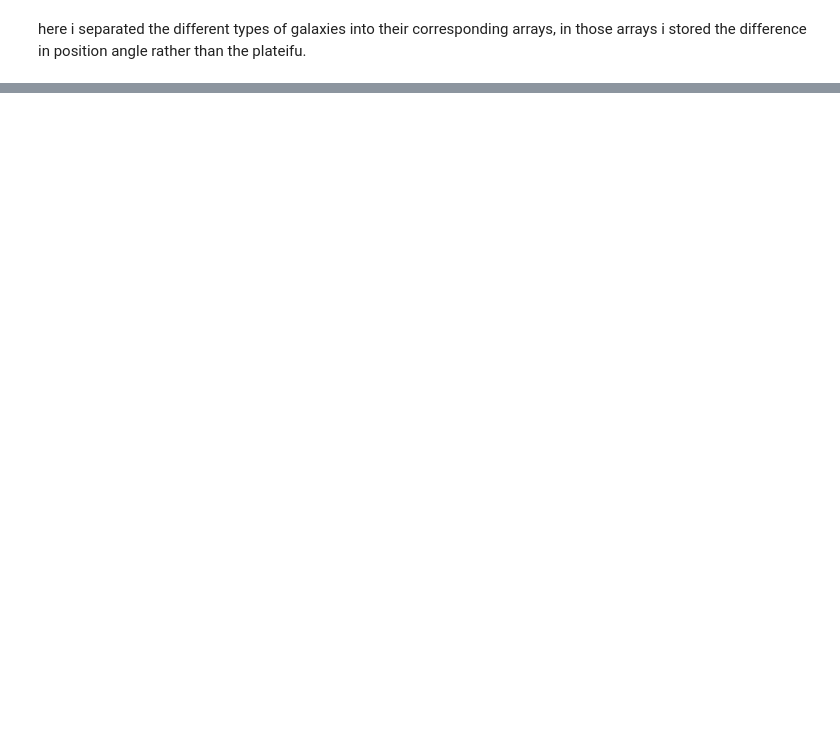
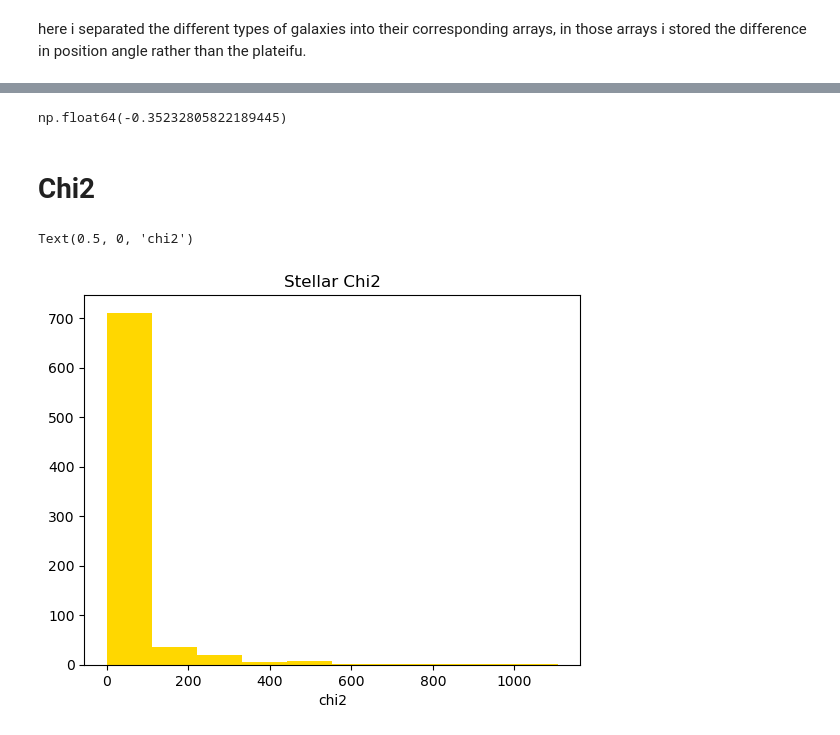
Before and after one commit to DESI-UR/MaNGA-VelMap, a Jupyter notebook: Notebooks/environment_class.ipynb, the cells around one changed output, grey strips where cells are left out. Drawn from its saved outputs; the diff is of its cells as text; code cells hidden in the pictures; blank space fills up the shorter version.

```diff
--- a/Notebooks/environment_class.ipynb
+++ b/Notebooks/environment_class.ipynb
@@ -214,0 +211,34 @@ Text(0, 0.5, 'N2Ha')
+# %%
+np.min(BPT_data_x)
+# %% [output]
+np.float64(-0.35232805822189445)
+# %% [markdown]
+# Chi2
+# %%
+chi2_s_list = []
+chi2_h_list = []
+chi2_s_listc = []
+chi2_h_listc = []
+stellar_sysvel = []
+halpha_sysvel = []
+for plateifu in data_set:
+    index = drpall_dict[plateifu]
+    chi2_s = drpall['stellar_chi_nu'][index]
+    chi2_h = drpall['chi_nu'][index]
+    sys_vel_s = drpall['stellar_sys_vel'][index]
+    sys_vel = drpall['sys_vel'][index]
+
+    if chi2_s == -999 or chi2_h == -999 or sys_vel == -999:
+        continue
+    else:
+        chi2_s_list.append(chi2_s)
+        chi2_h_list.append(chi2_h)
+        stellar_sysvel.append(sys_vel_s)
+        halpha_sysvel.append(sys_vel)
+# %%
+plt.hist(chi2_s_list, bins = 10, color = 'gold');
+plt.title('Stellar Chi2')
+plt.xlabel('chi2')
+# %% [output]
+Text(0.5, 0, 'chi2')
+[figure, added]
```
Also changed, not shown: parts of 17 cells of this notebook.
